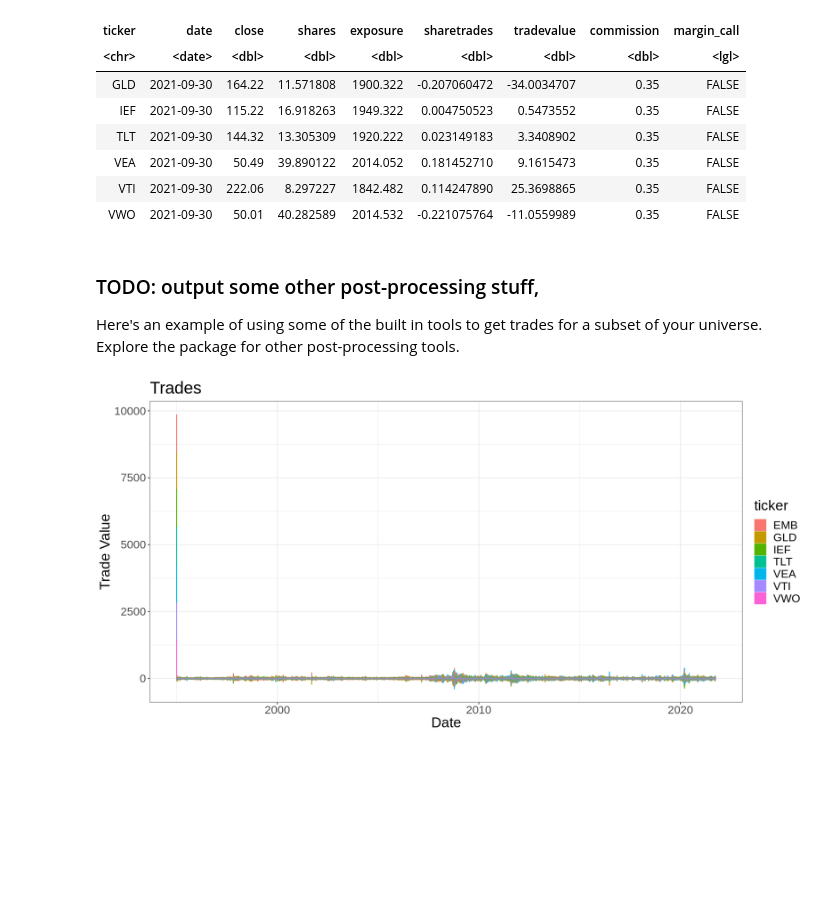
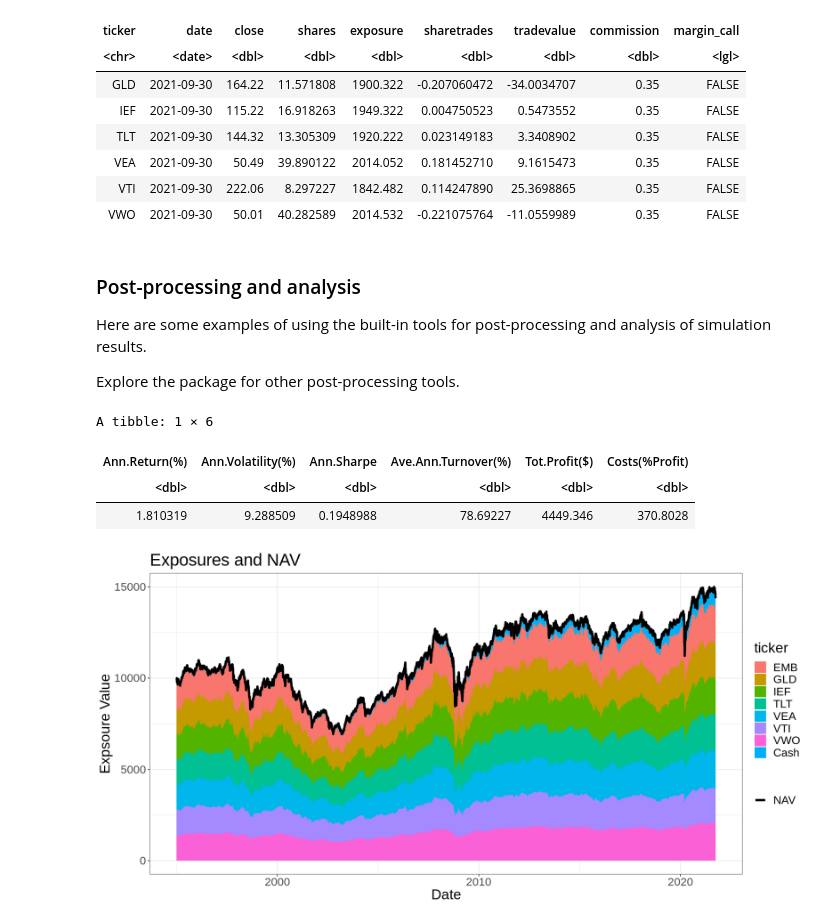
Before and after one commit to Robot-Wealth/rsims, a Jupyter notebook: examples/rsims_demo.ipynb, the cells around one changed output. Saved outputs shown, nothing was run; the diff lists cells and outputs as text; code cells hidden in the pictures; blank space fills up the shorter version.

Commit message:
add equities example

```diff
--- a/examples/rsims_demo.ipynb
+++ b/examples/rsims_demo.ipynb
@@ -668,15 +676,28 @@ A tibble: 6 × 9
 | VTI | 2021-09-30 | 222.06 | 8.297227 | 1842.482 | 0.114247890 | 25.3698865 | 0.35 | FALSE |
 | VWO | 2021-09-30 | 50.01 | 40.282589 | 2014.532 | -0.221075764 | -11.0559989 | 0.35 | FALSE |
 # %% [markdown]
-### TODO: output some other post-processing stuff,
+### Post-processing and analysis
 
-Here's an example of using some of the built in tools to get trades for a subset of your universe. Explore the package for other post-processing tools.
+Here are some examples of using the built-in tools for post-processing and analysis of simulation results.
+
+Explore the package for other post-processing tools.
-# %%
-cols <- portfolio_colours(unique(equal_weight_etfs$ticker))
-fill_scale <- make_fill_scale(cols)
-colour_scale <- make_col_scale(cols)
-
-results_df %>%
-  trades_chart("Trades", fill_scale, colour_scale)
-# %% [output]
-[figure, removed]
+# %%
+# make nice colour pallettes and scales
+tickers <- unique(equal_weight_etfs$ticker)
+cols <- portfolio_colours(tickers)
+fill_scale <- make_fill_scale(cols)
+colour_scale <- make_col_scale(cols)
+
+# summary statistics
+summary_performance(results_df, initial_equity = 10000)
+
+# exposures and NAV over time
+results_df %>%
+  append_nav_to_bt_results() %>%
+  stacked_area_chart("Exposures and NAV", tickers = tickers, colours = cols)
+# %% [output]
+A tibble: 1 × 6
+| Ann.Return(%) | Ann.Volatility(%) | Ann.Sharpe | Ave.Ann.Turnover(%) | Tot.Profit($) | Costs(%Profit) |
+| <dbl> | <dbl> | <dbl> | <dbl> | <dbl> | <dbl> |
+| 1.810319 | 9.288509 | 0.1948988 | 78.69227 | 4449.346 | 370.8028 |
+[figure, added]
```
Also changed, not shown: parts of 20 cells of this notebook.
